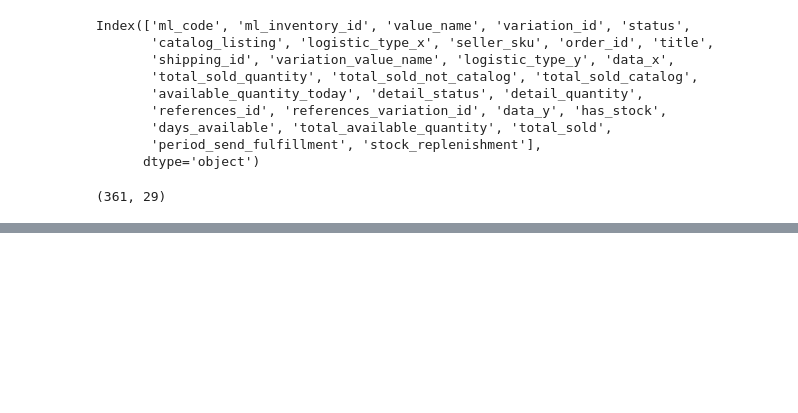
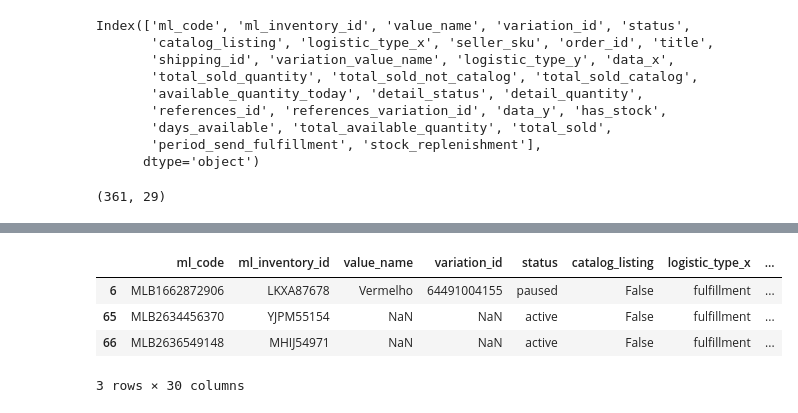
Before and after one commit to lpcoutinho/mcenter_streamlit, a Jupyter notebook: Notebooks/calculando_envio_fulfillment.ipynb, the cells around one changed output, grey strips where cells are left out. Cells and saved outputs as stored; diff of their text form; code cells hidden in the pictures; blank space fills up the shorter version.

```diff
--- a/Notebooks/calculando_envio_fulfillment.ipynb
+++ b/Notebooks/calculando_envio_fulfillment.ipynb
@@ -935,0 +1011,3 @@ dfx
+# %%
+df_itens_to_send = df_sold[df_sold["stock_replenishment"] > 0]
+df_itens_to_send.shape
@@ -935,0 +1060,17 @@ dfx
+# %%
+df_merged = pd.merge(
+    df_itens_to_send,
+    df_types,
+    left_on="ml_inventory_id",
+    right_on="inventory_id",
+    how="inner",
+)
+df_merged = df_merged.drop("inventory_id", axis=1)
+# %%
+df_merged.sample(3)
+# %% [output]
+|  | ml_code | ml_inventory_id | value_name | variation_id | status | catalog_listing | logistic_type_x | ... |
+| 6 | MLB1662872906 | LKXA87678 | Vermelho | 64491004155 | paused | False | fulfillment | ... |
+| 65 | MLB2634456370 | YJPM55154 | NaN | NaN | active | False | fulfillment | ... |
+| 66 | MLB2636549148 | MHIJ54971 | NaN | NaN | active | False | fulfillment | ... |
+3 rows × 30 columns
```
Also changed, not shown: parts of 44 cells of this notebook, 6 other files.
